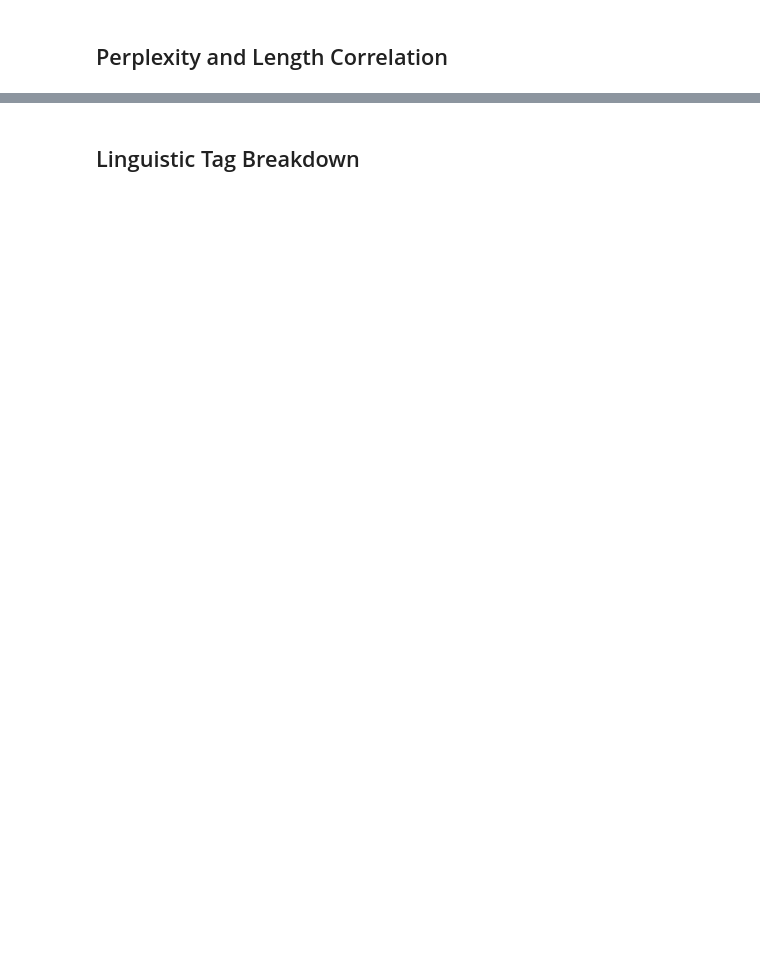
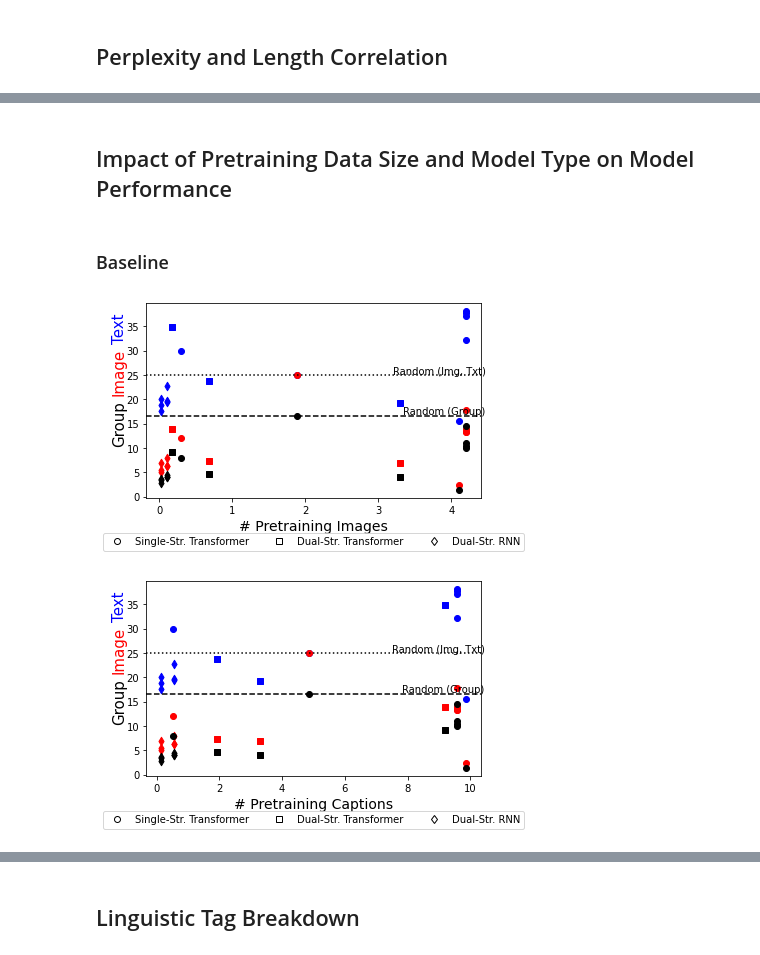
Before and after one commit to juletx/spatial-reasoning, a Jupyter notebook: statistics/winoground_statistics.ipynb, the cells around one changed output, grey strips where cells are left out. Cells and saved outputs as stored; diff of their text form; code cells hidden in the pictures; blank space fills up the shorter version.

```diff
--- a/statistics/winoground_statistics.ipynb
+++ b/statistics/winoground_statistics.ipynb
@@ -128,7 +148,7 @@ models = [
 ]
 
 models_no_human = [model for model in models if model[1] not in ("MTurk Human")]
-models_without_data_size_outliers = [model for model in models if model[1] not in ("MTurk Human")]
+models_no_outliers = [model for model in models if model[1] not in ("MTurk Human", "ViLT (ViT-B/32)", "ViLT$_{COCO}$ (ViT-B/32)", "ViLT$_{Flickr30k}$ (ViT-B/32)")]
 # %%
 model_datasets = [
                   ("ViLT", "COCO, VG, SBU, CC"),
@@ -950,0 +1177,2 @@ pd.DataFrame(correlation_dict)
+# %% [markdown]
+## Impact of Pretraining Data Size and Model Type on Model Performance
@@ -950,0 +1242,7 @@ pd.DataFrame(correlation_dict)
+# %% [markdown]
+### Baseline
+# %%
+plot_data_size_performance(models_baseline_no_outliers)
+# %% [output]
+[figure, added]
+[figure, added]
```
Also changed, not shown: parts of 31 cells of this notebook.
